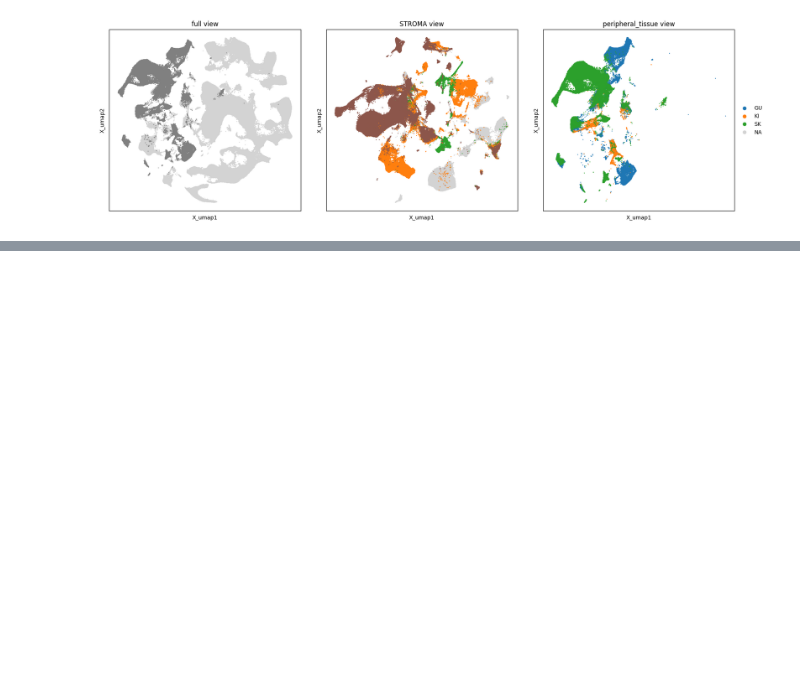
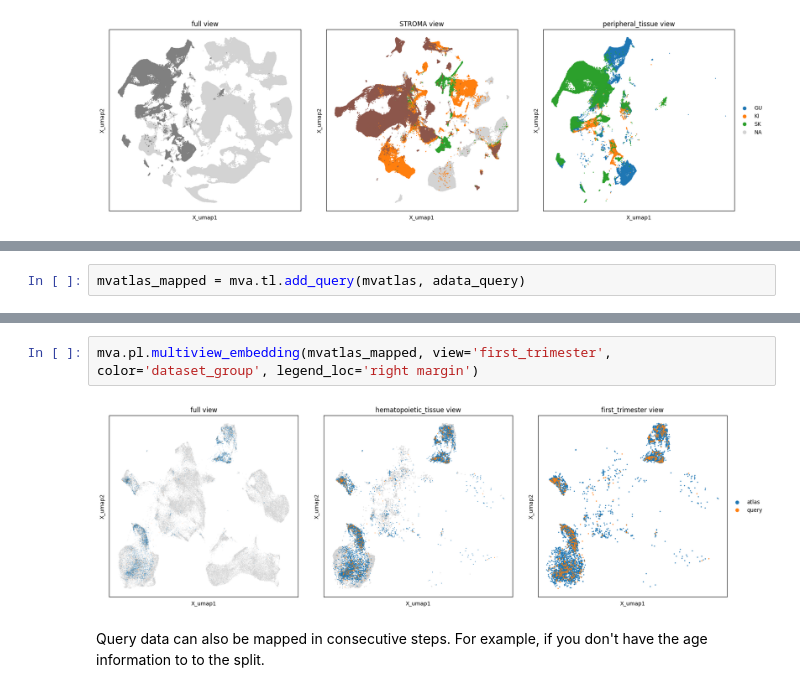
Before and after one commit to scverse-bot/multi-view-atlas, a Jupyter notebook: multiviewatlas_demo.ipynb, the cells around one changed output, grey strips where cells are left out. Drawn from its saved outputs; the diff is of its cells as text; blank space fills up the shorter version.

```diff
--- a/multiviewatlas_demo.ipynb
+++ b/multiviewatlas_demo.ipynb
@@ -217,0 +281,2 @@ mva.pl.multiview_embedding(mvatlas.mdata, view='peripheral_tissue',
+# %%
+mvatlas_mapped = mva.tl.add_query(mvatlas, adata_query)
@@ -217,0 +294,6 @@ mva.pl.multiview_embedding(mvatlas.mdata, view='peripheral_tissue',
+# %%
+mva.pl.multiview_embedding(mvatlas_mapped, view='first_trimester', color='dataset_group', legend_loc='right margin')
+# %% [output]
+[figure, added]
+# %% [markdown]
+Query data can also be mapped in consecutive steps. For example, if you don't have the age information to to the split.
```
Also changed, not shown: parts of 15 cells of this notebook.
